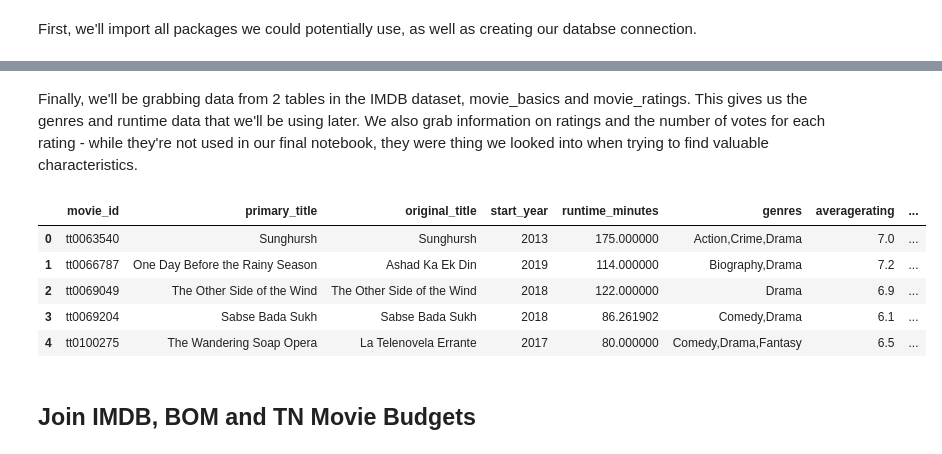
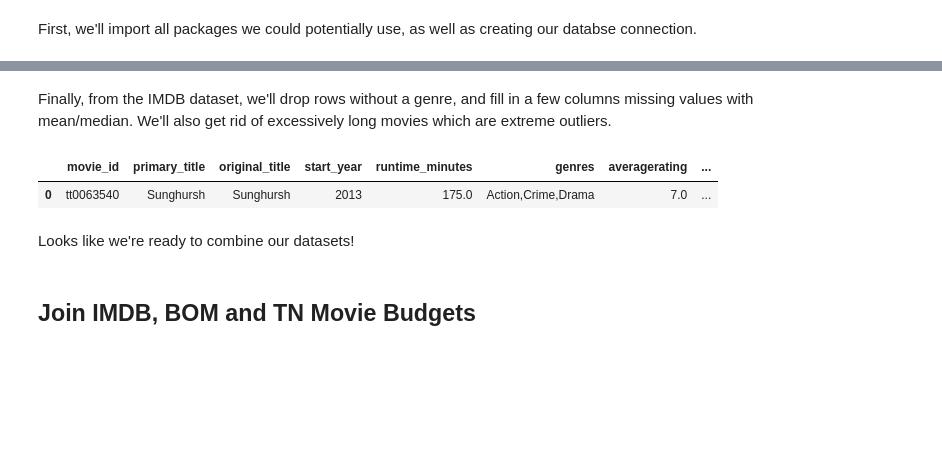
Before and after one commit to doriggs/Semester1Capstone, a Jupyter notebook: student.ipynb, the cells around one changed output, grey strips where cells are left out. Cells and saved outputs as stored; diff of their text form; code cells hidden in the pictures; blank space fills up the shorter version.

Commit message:
added all sections to notebook, added narrative and reasoning, removed unused content

```diff
--- a/student.ipynb
+++ b/student.ipynb
@@ -31,0 +85,8 @@ Now, let's prepare the first set of data that we'll use, tn movie budgets. From
+# %%
+# Grab movie basics info along with average ratings for each from imdb dataset
+imdb_df = pd.read_sql('''
+SELECT *
+FROM movie_basics
+LEFT JOIN movie_ratings
+    USING("movie_id")
+''',conn)
@@ -82,29 +166,23 @@ bom_df.head(5)
-# %% [markdown]
-Finally, we'll be grabbing data from 2 tables in the IMDB dataset, movie_basics and movie_ratings. This gives us the genres and runtime data that we'll be using later. We also grab information on ratings and the number of votes for each rating - while they're not used in our final notebook, they were thing we looked into when trying to find valuable characteristics.
-# %%
-# Grab movie basics info along with average ratings for each from imdb dataset
-imdb_df = pd.read_sql('''
-SELECT *
-FROM movie_basics
-    LEFT JOIN movie_ratings USING("movie_id")
-''',conn)
+# %% [markdown]
+Finally, from the IMDB dataset, we'll drop rows without a genre, and fill in a few columns missing values with mean/median. We'll also get rid of excessively long movies which are extreme outliers.
 # %%
 # Data cleaning to get genre count and runtime minutes
 imdb_df.dropna(subset = ["genres"], inplace = True)
-imdb_df["runtime_minutes"] = imdb_df["runtime_minutes"].fillna(imdb_df["runtime_minutes"].mean())
-imdb_df["averagerating"] = imdb_df["averagerating"].fillna(imdb_df["averagerating"].mean())
-imdb_df["numvotes"] = imdb_df["numvotes"].fillna(imdb_df["numvotes"].median())
+imdb_df["runtime_minutes"] = imdb_df["runtime_minutes"]\
+                                .fillna(imdb_df["runtime_minutes"].mean())
+imdb_df["averagerating"] = imdb_df["averagerating"]\
+                            .fillna(imdb_df["averagerating"].mean())
+imdb_df["numvotes"] = imdb_df["numvotes"]\
+                        .fillna(imdb_df["numvotes"].median())
 imdb_df["genres_list"] = [gs.split(",") for gs in imdb_df["genres"]]
 imdb_df["genres_count"] = [len(gs) for gs in imdb_df["genres_list"]]
 imdb_df = imdb_df[imdb_df["runtime_minutes"] <= 300]
-imdb_df.head()
+imdb_df.head(1)
 # %% [output]
 |  | movie_id | primary_title | original_title | start_year | runtime_minutes | genres | averagerating | ... |
-| 0 | tt0063540 | Sunghursh | Sunghursh | 2013 | 175.000000 | Action,Crime,Drama | 7.0 | ... |
-| 1 | tt0066787 | One Day Before the Rainy Season | Ashad Ka Ek Din | 2019 | 114.000000 | Biography,Drama | 7.2 | ... |
-| 2 | tt0069049 | The Other Side of the Wind | The Other Side of the Wind | 2018 | 122.000000 | Drama | 6.9 | ... |
-| 3 | tt0069204 | Sabse Bada Sukh | Sabse Bada Sukh | 2018 | 86.261902 | Comedy,Drama | 6.1 | ... |
-| 4 | tt0100275 | The Wandering Soap Opera | La Telenovela Errante | 2017 | 80.000000 | Comedy,Drama,Fantasy | 6.5 | ... |
+| 0 | tt0063540 | Sunghursh | Sunghursh | 2013 | 175.0 | Action,Crime,Drama | 7.0 | ... |
+# %% [markdown]
+Looks like we're ready to combine our datasets!
 # %% [markdown]
 ## Join IMDB, BOM and TN Movie Budgets
 # %% [markdown]
```
Also changed, not shown: parts of 80 cells of this notebook.
